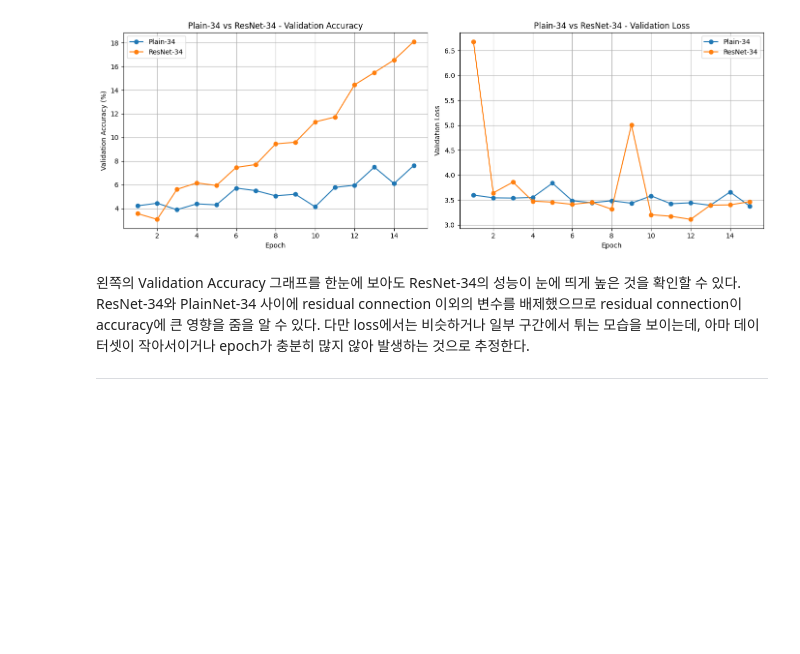
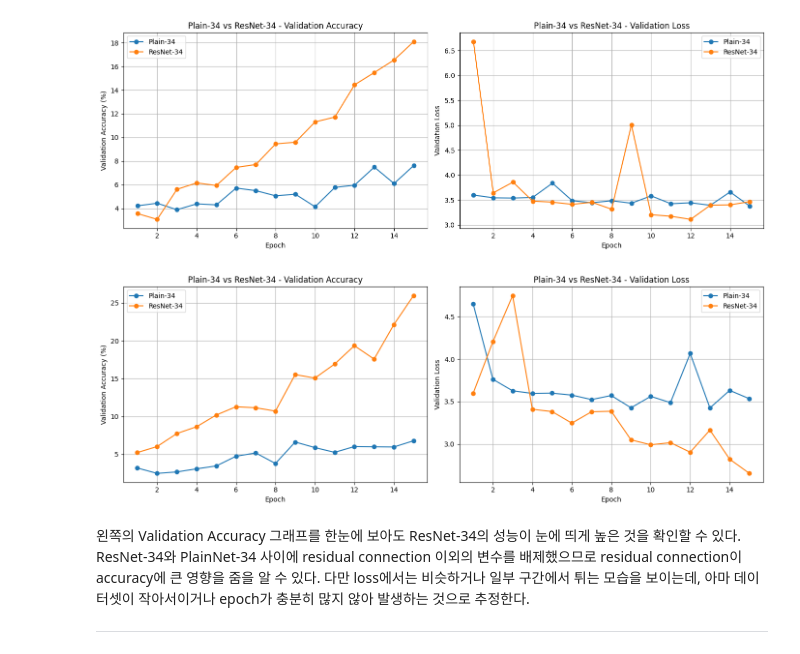
Before and after one commit to grandmeadow/AIFFEL_quest_rs, a Jupyter notebook: Exploration/Ex02/quest.ipynb, the cells around one changed output. Drawn from its saved outputs; the diff is of its cells as text; code cells hidden in the pictures; blank space fills up the shorter version.

```diff
--- a/Exploration/Ex02/quest.ipynb
+++ b/Exploration/Ex02/quest.ipynb
@@ -1487,6 +1536,15 @@ def plot_models_side_by_side(histories, model_names, title_prefix="Model Compari
 plot_comparison_side_by_side(histories, "Plain-34", "ResNet-34")
 # %% [output]
 [figure]
+# %%
+# Plain-34 vs ResNet-34
+plot_models_side_by_side(
+    histories,
+    ["Plain-34", "ResNet-34"],
+    title_prefix="Plain-34 vs ResNet-34"
+)
+# %% [output]
+[figure, added]
 # %% [markdown]
 왼쪽의 Validation Accuracy 그래프를 한눈에 보아도 ResNet-34의 성능이 눈에 띄게 높은 것을 확인할 수 있다.
 ResNet-34와 PlainNet-34 사이에 residual connection 이외의 변수를 배제했으므로 residual connection이 accuracy에 큰 영향을 줌을 알 수 있다.
```
Also changed, not shown: parts of 6 cells of this notebook, 1 other file.
